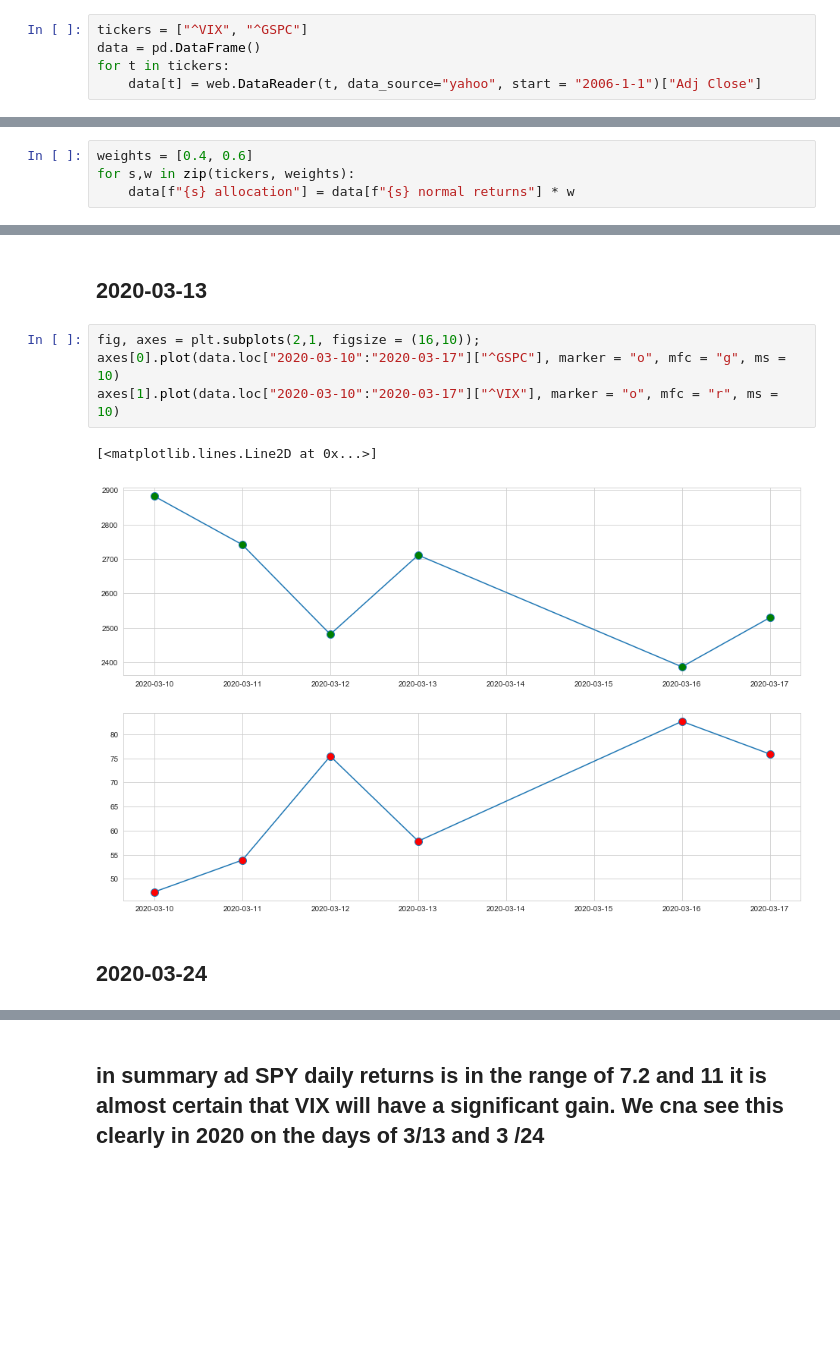
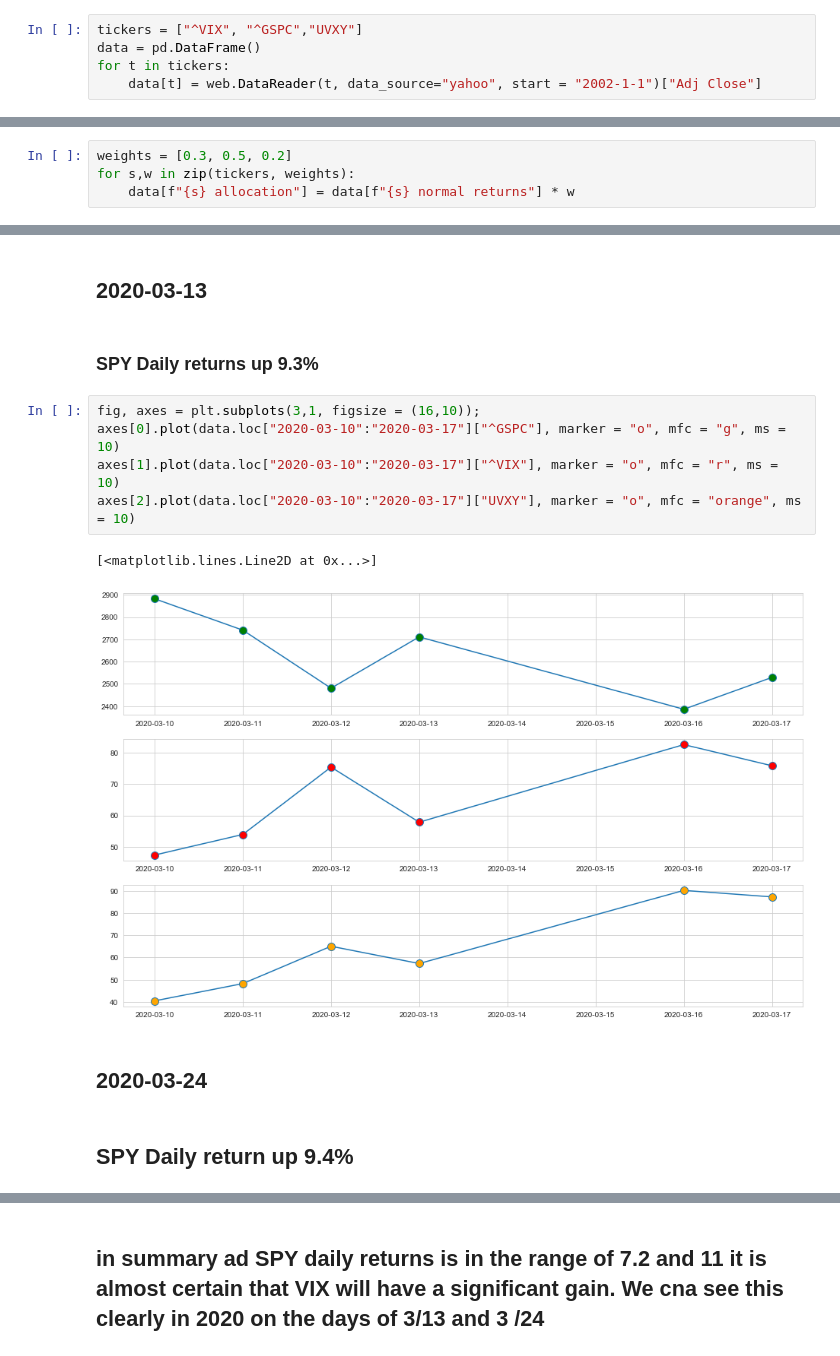
Before and after one commit to Berkat0789/Portfolio, a Jupyter notebook: Finance/Vix_Analysis/VIX vs SPY.ipynb, the cells around one changed output, grey strips where cells are left out. Cells and saved outputs as stored; diff of their text form; blank space fills up the shorter version.

```diff
--- a/Finance/Vix_Analysis/VIX vs SPY.ipynb
+++ b/Finance/Vix_Analysis/VIX vs SPY.ipynb
@@ -12,10 +12,10 @@ import seaborn as sns
 ## import data
 ## We will be looking at the adjustable close for both the S&P and VIX
 # %%
-tickers = ["^VIX", "^GSPC"]
+tickers = ["^VIX", "^GSPC","UVXY"]
 data = pd.DataFrame()
 for t in tickers:
-    data[t] = web.DataReader(t, data_source="yahoo", start = "2006-1-1")["Adj Close"]
+    data[t] = web.DataReader(t, data_source="yahoo", start = "2002-1-1")["Adj Close"]
 # %% [markdown]
 ### plotting visual movement for both VIX and SPY .As expected the plots show an inverse correlation
 # %%
@@ -55,7 +56,7 @@ data.head()
 # %% [markdown]
 ## Allocations
 # %%
-weights = [0.4, 0.6]
+weights = [0.3, 0.5, 0.2]
 for s,w in zip(tickers, weights):
     data[f"{s} allocation"] = data[f"{s} normal returns"] * w
 # %%
@@ -124,12 +137,17 @@ axes[1].plot(data.loc["2008-10-25":"2008-10-31"]["^VIX"], marker = "o", mfc = "r
 # %% [markdown]
 ## 2020-03-13
+# %% [markdown]
+### SPY Daily returns up 9.3%
 # %%
-fig, axes = plt.subplots(2,1, figsize = (16,10));
+fig, axes = plt.subplots(3,1, figsize = (16,10));
 axes[0].plot(data.loc["2020-03-10":"2020-03-17"]["^GSPC"], marker = "o", mfc = "g", ms = 10)
 axes[1].plot(data.loc["2020-03-10":"2020-03-17"]["^VIX"], marker = "o", mfc = "r", ms = 10)
+axes[2].plot(data.loc["2020-03-10":"2020-03-17"]["UVXY"], marker = "o", mfc = "orange", ms = 10)
 # %% [output]
 [<matplotlib.lines.Line2D at 0x...>]
-[figure, old version]
+[figure, new version]
 # %% [markdown]
 ## 2020-03-24
+# %% [markdown]
+## SPY Daily return up 9.4%
 # %%
```
Also changed, not shown: parts of 40 cells of this notebook, 1 other file.
